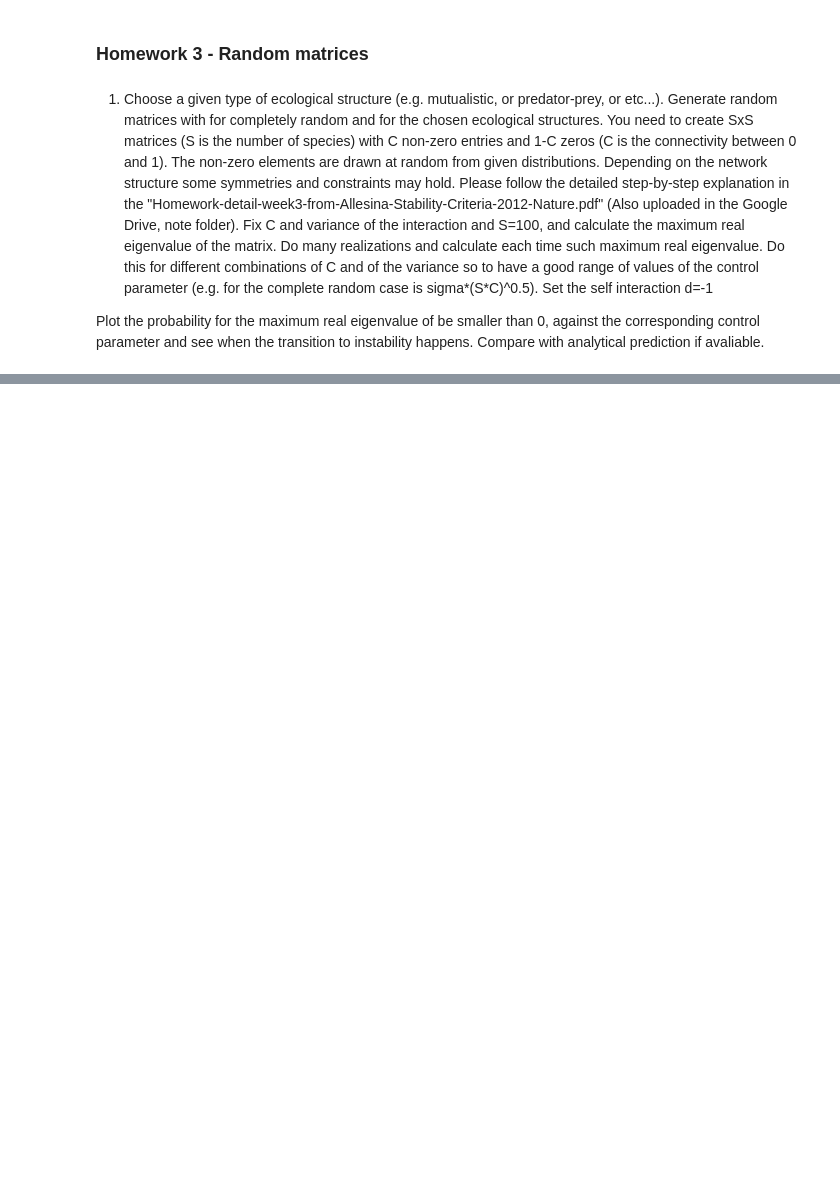
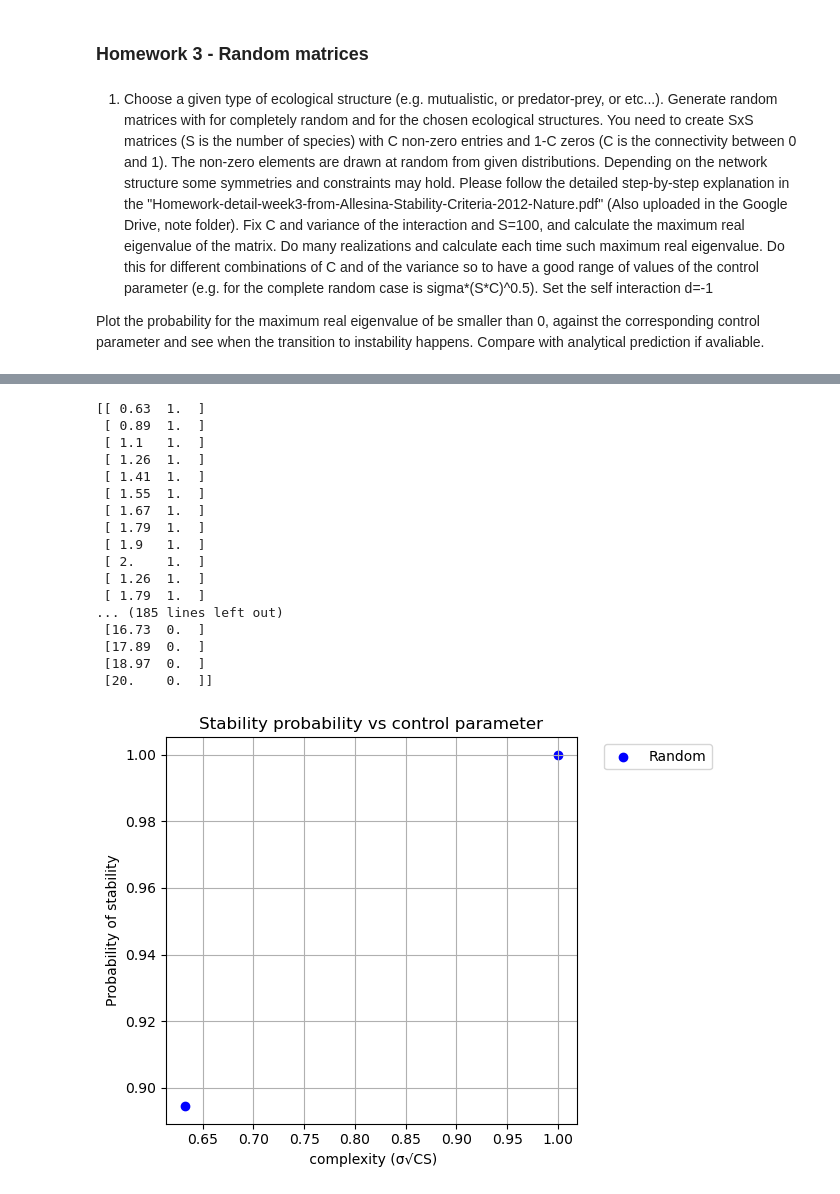
Before and after one commit to pietromalagoli/Physics-of-Living-Systems, a Jupyter notebook: hw/homework3_Malagoli.ipynb, the cells around one changed output, grey strips where cells are left out. Saved outputs shown, nothing was run; the diff lists cells and outputs as text; code cells hidden in the pictures; blank space fills up the shorter version.

```diff
--- a/hw/homework3_Malagoli.ipynb
+++ b/hw/homework3_Malagoli.ipynb
@@ -183,0 +136,58 @@ Prop_pp:
+# %%
+def plotComplexity(prob_r, prob_pp, c_vals, s_vals, S=100, d=-1):
+
+    r = np.array([[s_vals[i] * np.sqrt(S * c_vals[j]), prob_r[i,j]] for i in range(s_vals.shape[0]) for j in range(c_vals.shape[0])])
+    pp = np.array([[s_vals[i] * np.sqrt(S * c_vals[j]), prob_pp[i,j]] for i in range(s_vals.shape[0]) for j in range(c_vals.shape[0])])
+    print(r)
+    print('######')
+    print(pp)
+
+    plt.scatter(r[0], r[1], label='Random', color='b')
+    plt.title('Stability probability vs control parameter')
+    plt.xlabel(' complexity (σ√CS)')
+    plt.ylabel('Probability of stability')
+    plt.grid()
+    plt.legend(bbox_to_anchor=(1.05, 1), loc='upper left')
+    plt.tight_layout()
+    plt.show()
+
+    plt.scatter(pp[0], pp[1], label='Predator-prey', color='r')
+    plt.title('Stability probability vs control parameter')
+    plt.xlabel(' complexity (σ√CS)')
+    plt.ylabel('Probability of stability')
+    plt.grid()
+    plt.legend(bbox_to_anchor=(1.05, 1), loc='upper left')
+    plt.tight_layout()
+    plt.show()
+
+    sns.heatmap(prob_r, cmap="YlGnBu", annot=True, fmt=".2f", xticklabels=np.round(c_vals, 1), yticklabels=np.round(s_vals, 1))
+    plt.title("Random")
+    plt.show()
+
+    sns.heatmap(prob_pp, cmap="YlGnBu", annot=True, fmt=".2f", xticklabels=np.round(c_vals, 1), yticklabels=np.round(s_vals, 1))
+    plt.title("Predator-prey")
+    plt.show()
+
+## EXECUTION
+c_vals = np.linspace(0.1, 1, 10)
+s_vals = np.linspace(0.2, 2, 10)
+plotComplexity(prop_r, prop_pp, c_vals, s_vals)
+# %% [output]
+[[ 0.63  1.  ]
+ [ 0.89  1.  ]
+ [ 1.1   1.  ]
+ [ 1.26  1.  ]
+ [ 1.41  1.  ]
+ [ 1.55  1.  ]
+ [ 1.67  1.  ]
+ [ 1.79  1.  ]
+ [ 1.9   1.  ]
+ [ 2.    1.  ]
+ [ 1.26  1.  ]
+ [ 1.79  1.  ]
+... (185 lines left out)
+ [16.73  0.  ]
+ [17.89  0.  ]
+ [18.97  0.  ]
+ [20.    0.  ]]
+[figure, added]
```
Also changed, not shown: parts of 3 cells of this notebook.
